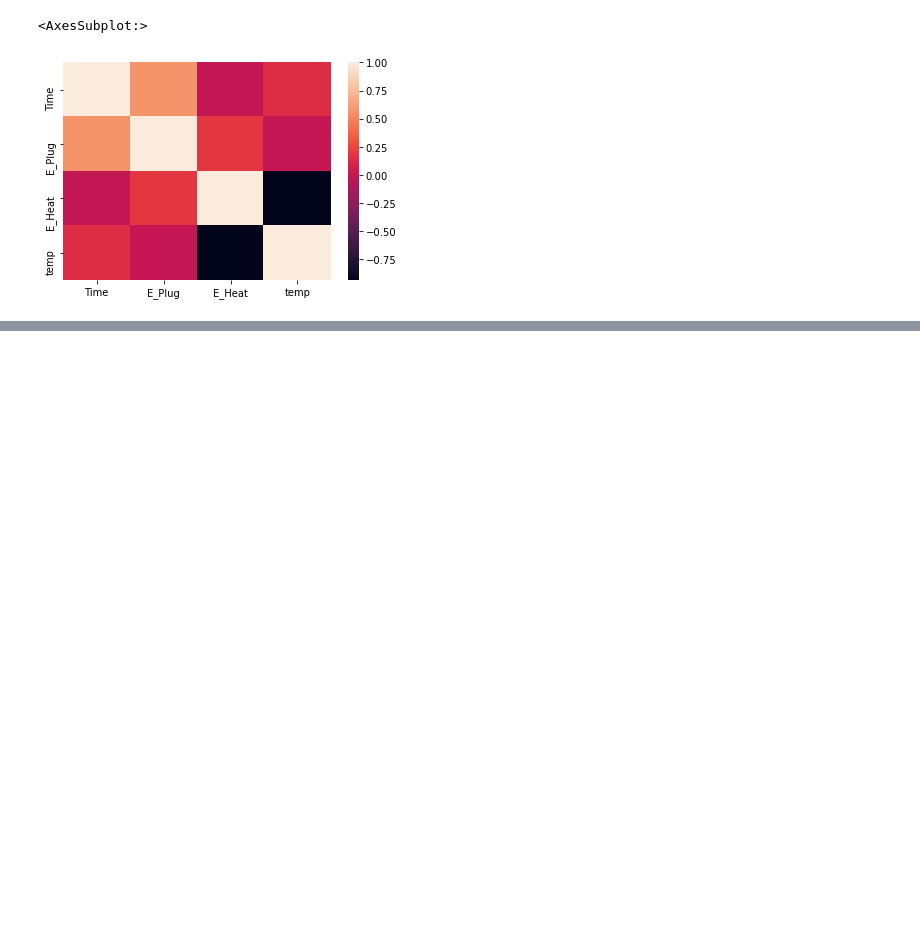
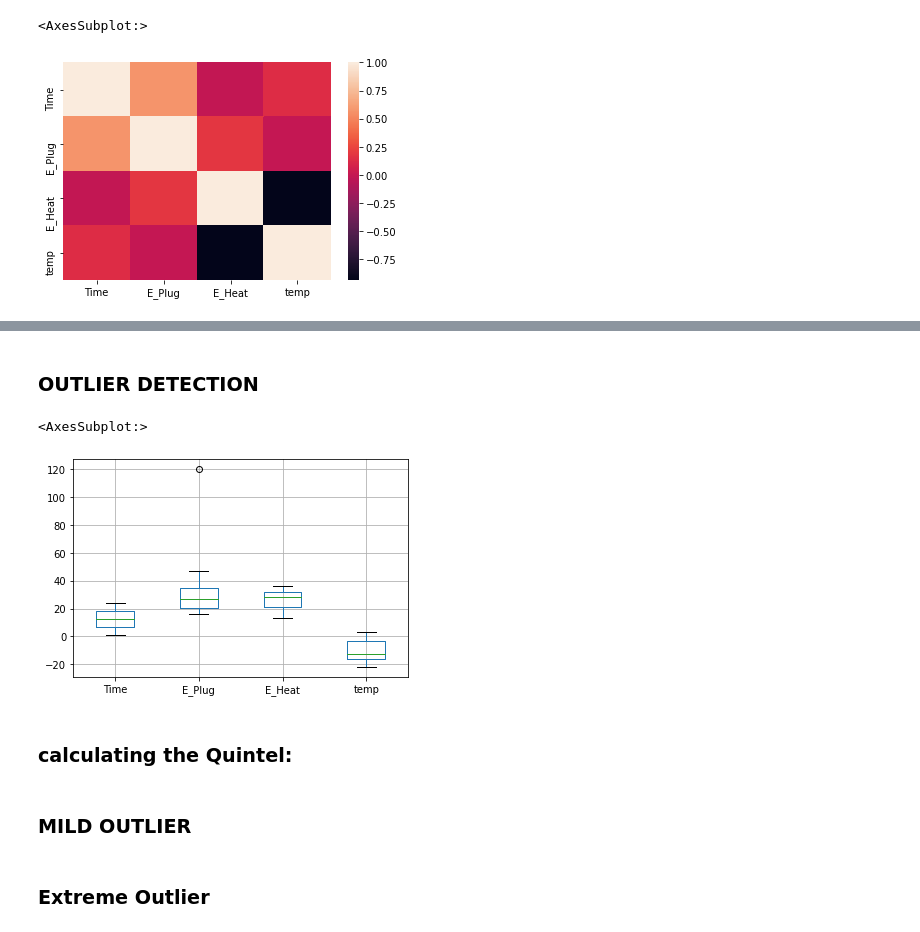
Before and after one commit to shouryam01/Data_preprocessing, a Jupyter notebook: DATA_PREPROCESSING.ipynb, the cells around one changed output, grey strips where cells are left out. Drawn from its saved outputs; the diff is of its cells as text; code cells hidden in the pictures; blank space fills up the shorter version.

```diff
--- a/DATA_PREPROCESSING.ipynb
+++ b/DATA_PREPROCESSING.ipynb
@@ -197,0 +216,9 @@ sn.heatmap(data_set6.corr())
+# %% [markdown]
+### OUTLIER DETECTION
+# %%
+data_set6.boxplot()
+# %% [output]
+<AxesSubplot:>
+[figure, added]
+# %% [markdown]
+### calculating the Quintel:
@@ -197,0 +229,2 @@ sn.heatmap(data_set6.corr())
+# %% [markdown]
+### MILD OUTLIER
@@ -197,0 +234,2 @@ sn.heatmap(data_set6.corr())
+# %% [markdown]
+### Extreme Outlier
```
Also changed, not shown: parts of 8 cells of this notebook.
